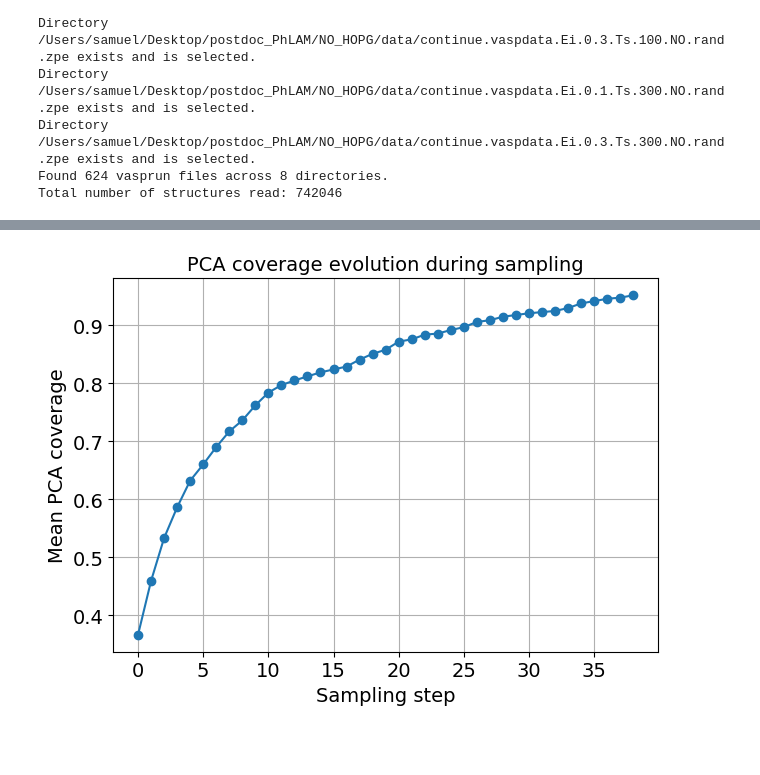
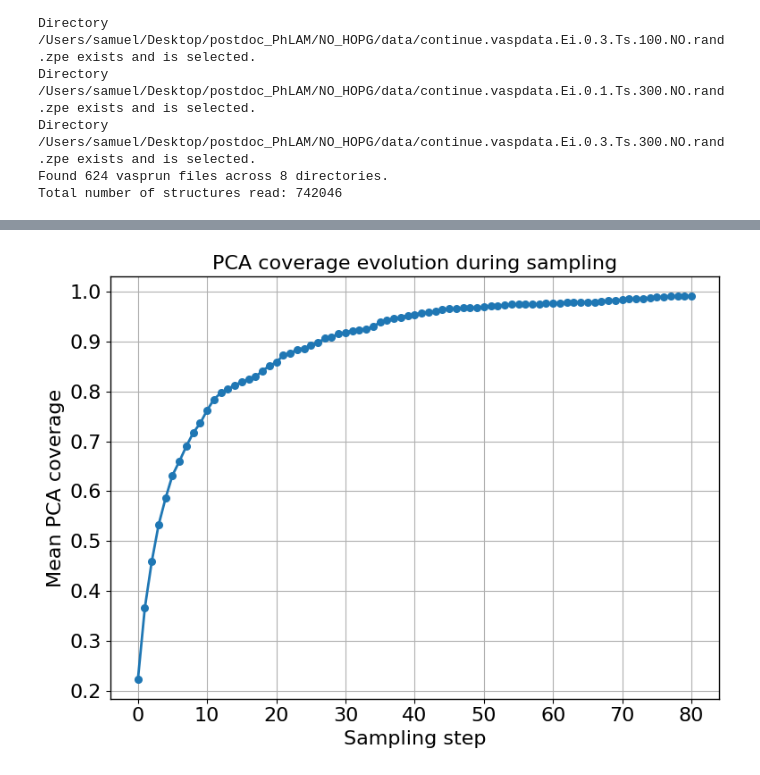
Before and after one commit to SamDFr/data_sampling, a Jupyter notebook: sampling_analysis.ipynb, the cells around one changed output, grey strips where cells are left out. Cells and saved outputs as stored; diff of their text form; code cells hidden in the pictures; blank space fills up the shorter version.

```diff
--- a/sampling_analysis.ipynb
+++ b/sampling_analysis.ipynb
@@ -13,3 +13,4 @@ import os
 import glob
 from ase.io import iread
 from sampling_analysis_utils import *
+plt.style.use("/Users/samuel/Desktop/postdoc_PhLAM/codes/mystyle.mplstyle")
@@ -16,8 +22,8 @@ from sampling_analysis_utils import *
 # %%
-matplotlib.rc('xtick', labelsize=14)
-matplotlib.rc('ytick', labelsize=14)
+#matplotlib.rc('xtick', labelsize=14)
+#matplotlib.rc('ytick', labelsize=14)
 #matplotlib.use('Agg')  # Définir le backend en mode headless
-mplstyle.use('fast') #The fast style set simplification and chunking parameters to reasonable settings to speed up plotting large amounts of data
+#mplstyle.use('fast') #The fast style set simplification and chunking parameters to reasonable settings to speed up plotting large amounts of data
 # %%
 path_to_data = ['/Users/samuel/Desktop/postdoc_PhLAM/NO_HOPG/data/vaspdata.Ei.0.1.Ts.100.NO.rand.zpe/',
                 '/Users/samuel/Desktop/postdoc_PhLAM/NO_HOPG/data/vaspdata.Ei.0.3.Ts.100.NO.rand.zpe/',
@@ -259,16 +276,11 @@ h_COM (Å): n=3499, mean=3.5729, std=1.3265, min=1.8671, max=7.7200
 # %%
-mean_cov = [
-0.366, 0.459, 0.533, 0.586, 0.632, 0.660, 0.690, 0.717, 0.736, 0.762,
-0.784, 0.797, 0.805, 0.812, 0.819, 0.824, 0.829, 0.841, 0.851, 0.858,
-0.872, 0.876, 0.884, 0.886, 0.892, 0.897, 0.906, 0.909, 0.915, 0.918,
-0.921, 0.923, 0.925, 0.930, 0.938, 0.942, 0.946, 0.948, 0.952
-]
+mean_cov = [0.223, 0.366, 0.459, 0.533, 0.586, 0.632, 0.660, 0.690, 0.717, 0.736, 0.762, 0.784, 0.797, 0.805, 0.812, 0.819, 0.824, 0.829, 0.841, 0.851, 0.858, 0.872, 0.876, 0.884, 0.886, 0.892, 0.897, 0.906, 0.909, 0.915, 0.918, 0.921, 0.923, 0.925, 0.930, 0.938, 0.942, 0.946, 0.948, 0.952, 0.953, 0.957, 0.958, 0.960, 0.963, 0.965, 0.965, 0.967, 0.967, 0.968, 0.969, 0.971, 0.971, 0.973, 0.974, 0.974, 0.974, 0.974, 0.975, 0.976, 0.976, 0.977, 0.978, 0.978, 0.978, 0.978, 0.979, 0.980, 0.982, 0.982, 0.983, 0.985, 0.985, 0.986, 0.987, 0.989, 0.989, 0.990, 0.990, 0.990, 0.991]
 
 plt.plot(mean_cov, marker='o')
-plt.xlabel('Sampling step', fontsize=14)
-plt.ylabel('Mean PCA coverage', fontsize=14)
-plt.title('PCA coverage evolution during sampling', fontsize=14)
+plt.xlabel('Sampling step')
+plt.ylabel('Mean PCA coverage')
+plt.title('PCA coverage evolution during sampling')
 plt.grid()
 plt.tight_layout()
 # %% [output]
-[figure, old version]
+[figure, new version]
```
Also changed, not shown: parts of 4 cells of this notebook, 3 other files.
